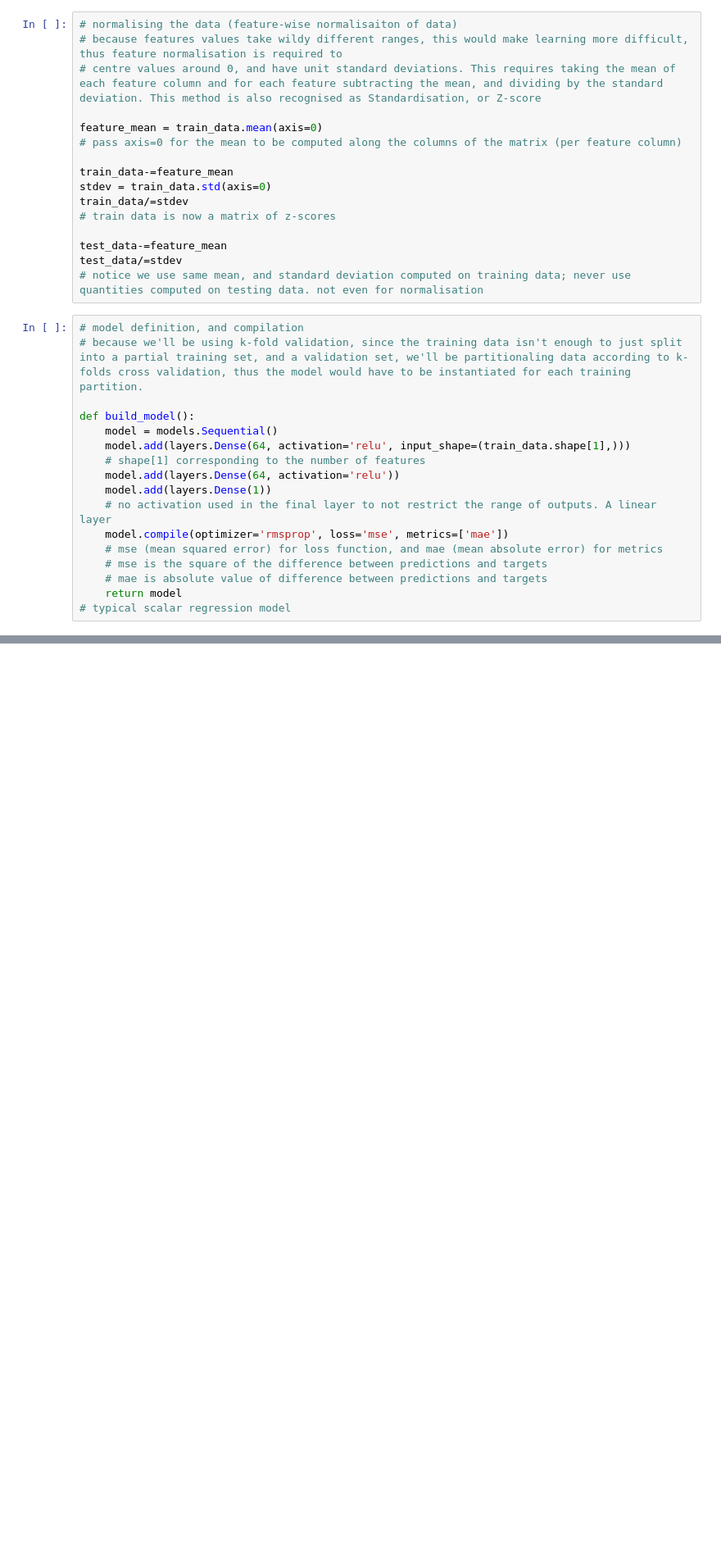
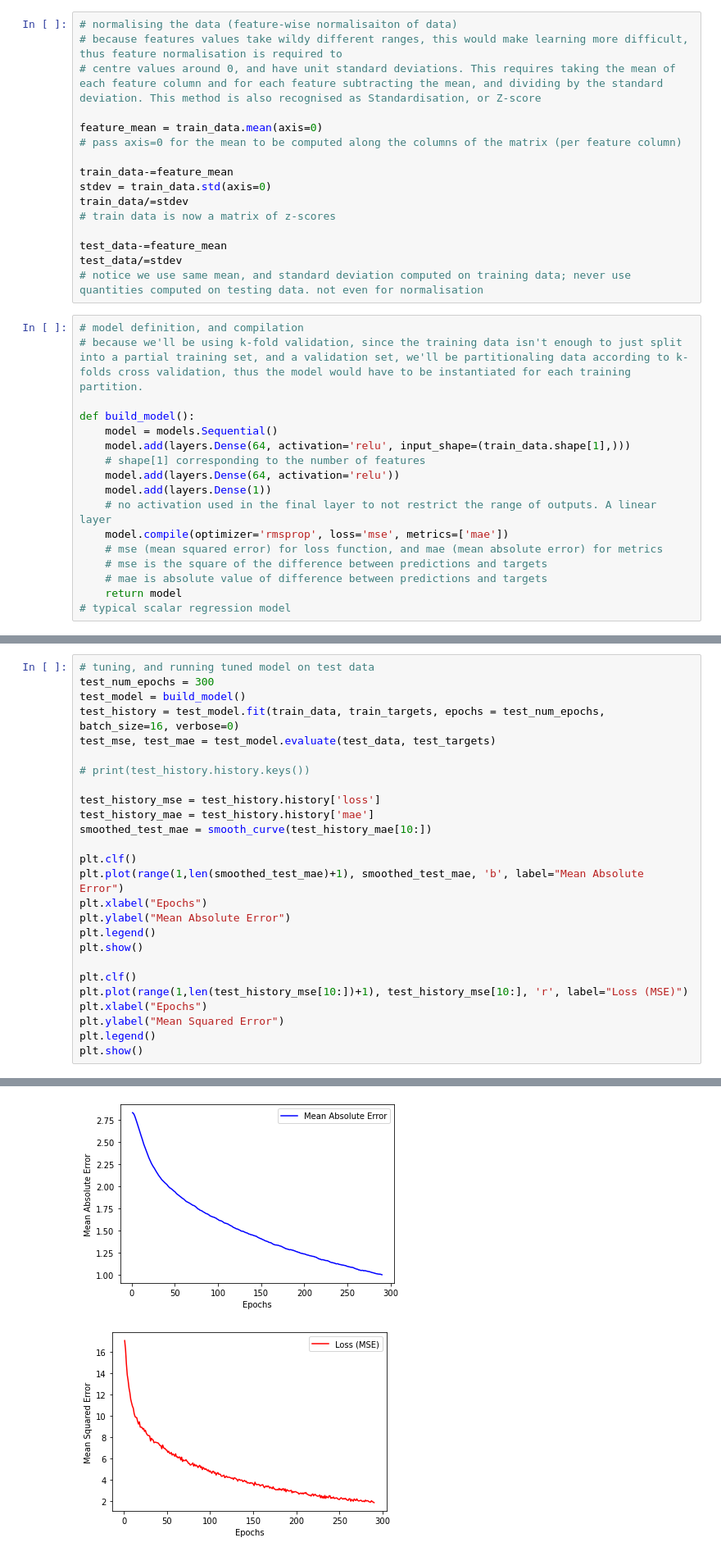
Before and after one commit to williamdarkocode/DL-ML, a Jupyter notebook: DeepLearning_ML_Fundamentals/Code/chollet_housing_dataset_example.ipynb, the cells around one changed output, grey strips where cells are left out. Shown: that part at 82% size. Saved outputs shown, nothing was run; the diff lists cells and outputs as text; blank space fills up the shorter version.

```diff
--- a/DeepLearning_ML_Fundamentals/Code/chollet_housing_dataset_example.ipynb
+++ b/DeepLearning_ML_Fundamentals/Code/chollet_housing_dataset_example.ipynb
@@ -105,0 +176,27 @@ plt.show()
+# %%
+# tuning, and running tuned model on test data
+test_num_epochs = 300
+test_model = build_model()
+test_history = test_model.fit(train_data, train_targets, epochs = test_num_epochs, batch_size=16, verbose=0)
+test_mse, test_mae = test_model.evaluate(test_data, test_targets)
+
+# print(test_history.history.keys())
+
+test_history_mse = test_history.history['loss']
+test_history_mae = test_history.history['mae']
+smoothed_test_mae = smooth_curve(test_history_mae[10:])
+
+plt.clf()
+plt.plot(range(1,len(smoothed_test_mae)+1), smoothed_test_mae, 'b', label="Mean Absolute Error")
+plt.xlabel("Epochs")
+plt.ylabel("Mean Absolute Error")
+plt.legend()
+plt.show()
+
+plt.clf()
+plt.plot(range(1,len(test_history_mse[10:])+1), test_history_mse[10:], 'r', label="Loss (MSE)")
+plt.xlabel("Epochs")
+plt.ylabel("Mean Squared Error")
+plt.legend()
+plt.show()
+# %% [output]
@@ -105,0 +204,2 @@ plt.show()
+[figure, added]
+[figure, added]
```
Also changed, not shown: parts of 6 cells of this notebook.
